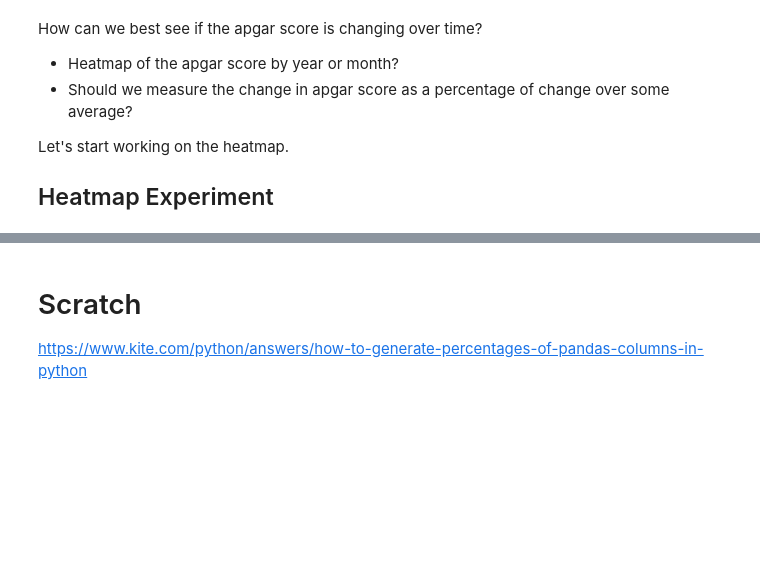
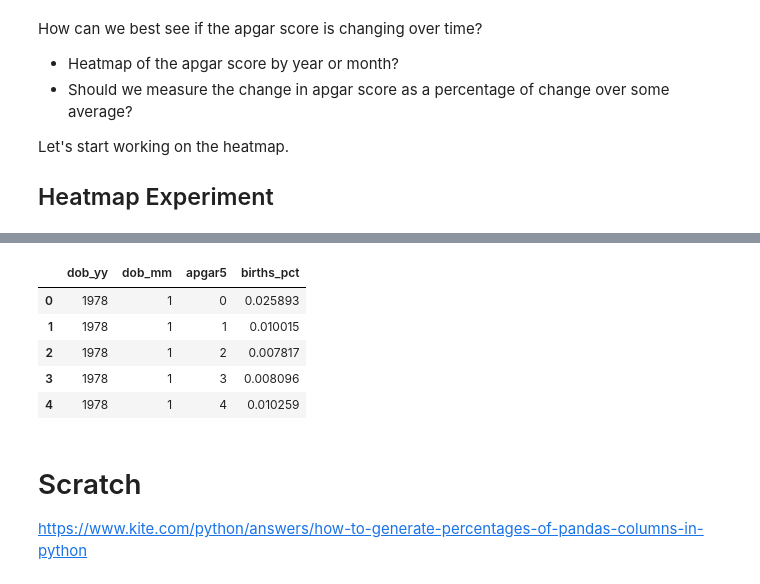
Before and after one commit to tvhahn/cdc-birth-data, a Jupyter notebook: notebooks/1.0-explore-apgar.ipynb, the cells around one changed output, grey strips where cells are left out. Drawn from its saved outputs; the diff is of its cells as text; code cells hidden in the pictures; blank space fills up the shorter version.

```diff
--- a/notebooks/1.0-explore-apgar.ipynb
+++ b/notebooks/1.0-explore-apgar.ipynb
@@ -240,3 +280,13 @@ Let's start working on the heatmap.
+# %%
+df_count = df_count.reset_index().rename(columns={'births':'births_pct'})
+df_count.head()
+# %% [output]
+|  | dob_yy | dob_mm | apgar5 | births_pct |
+| 0 | 1978 | 1 | 0 | 0.025893 |
+| 1 | 1978 | 1 | 1 | 0.010015 |
+| 2 | 1978 | 1 | 2 | 0.007817 |
+| 3 | 1978 | 1 | 3 | 0.008096 |
+| 4 | 1978 | 1 | 4 | 0.010259 |
 # %% [markdown]
 # Scratch
 https://www.kite.com/python/answers/how-to-generate-percentages-of-pandas-columns-in-python
```
Also changed, not shown: parts of 2 cells of this notebook.
